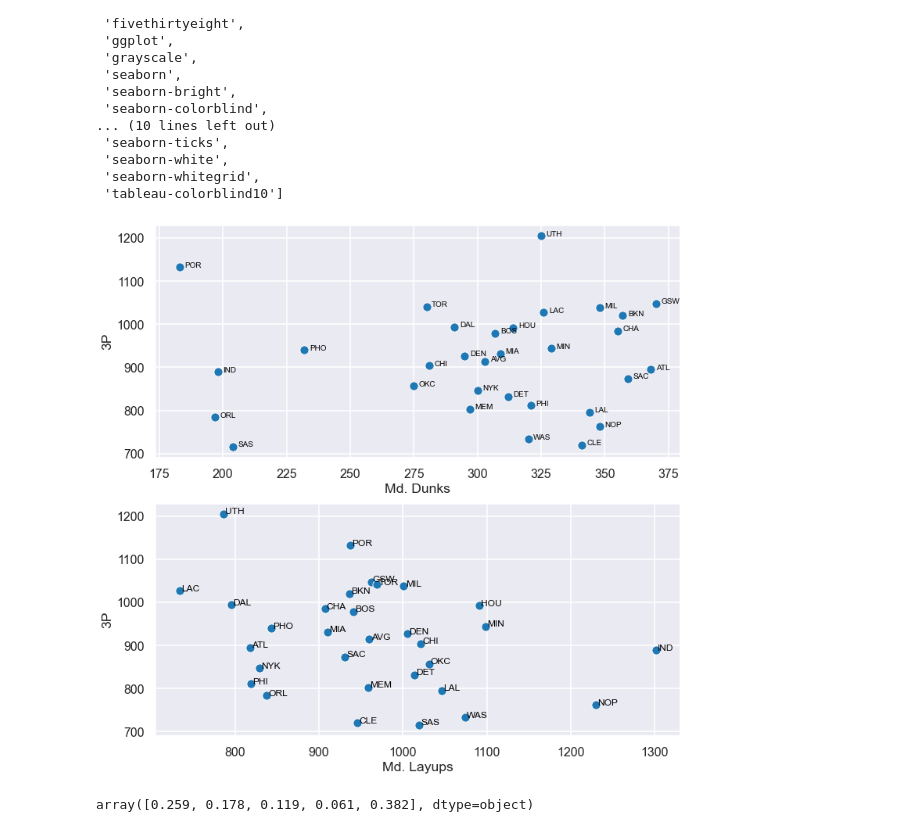
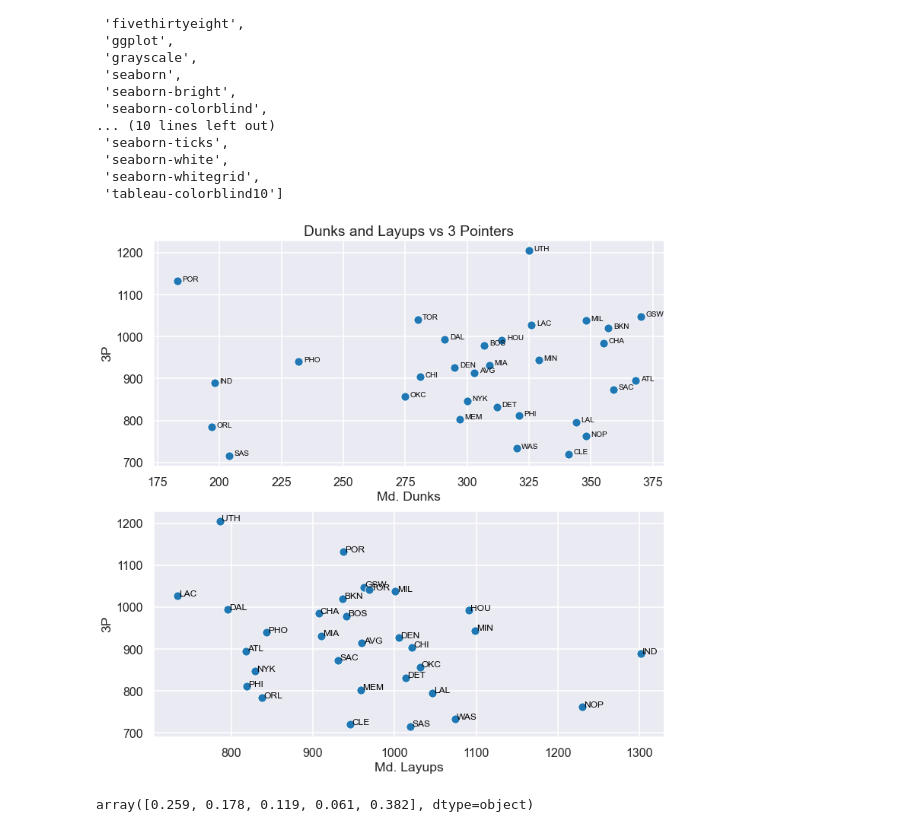
Before and after one commit to pranav2902/nba-2021-viz, a Jupyter notebook: playervizs.ipynb, the cells around one changed output. Drawn from its saved outputs; the diff is of its cells as text; code cells hidden in the pictures.

```diff
--- a/playervizs.ipynb
+++ b/playervizs.ipynb
@@ -81,25 +81,26 @@ style.available
 # %%
 ## Dunks vs 3pts
 style.use("seaborn-poster")
 #style.use("ggplot")
 fig,(ax1,ax2) = plt.subplots(2,1,figsize = (12,12))
 #sns.set_style(style="dark")
 sns.scatterplot(data = teamtotals, x = teamshooting["Md. Dunks"],y = teamtotals["3P"],ax = ax1,palette="RdYlBu" )
 
 for line in range(teamtotals.shape[0]):
     ax1.text(teamshooting["Md. Dunks"][line]+2, teamtotals["3P"][line], teamtotals.abb[line], horizontalalignment='left', size='medium', color='black')
+    ax1.set_title("Dunks and Layups vs 3 Pointers")
 
 #sns.scatterplot(data = teamtotals, x = teamshooting["Md. Layups"],y = teamtotals["3P"],ax = ax )
 #for line in range(teamtotals.shape[0]):
 #     plt.text(teamshooting["Md. Layups"][line]+0.5, teamtotals["3P"][line], teamtotals.abb[line], horizontalalignment='left', size='medium', color='black')
 #plt.show()
 sns.scatterplot(data = teamtotals, x = teamshooting["Md. Layups"],y = teamtotals["3P"],ax = ax2,palette="RdYlBu" )
 for line in range(teamtotals.shape[0]):
      ax2.text(teamshooting["Md. Layups"][line]+2, teamtotals["3P"][line], teamtotals.abb[line], horizontalalignment='left', size='large', color='black')
-
+plt.savefig("DunksLayups3s.png")
 plt.show()
 # %% [output]
-[figure, old version]
+[figure, new version]
 # %%
 teamshooting.values[0][7:12]
 # %% [output]
```
Also changed, not shown: parts of 4 cells of this notebook, 3 other files.
